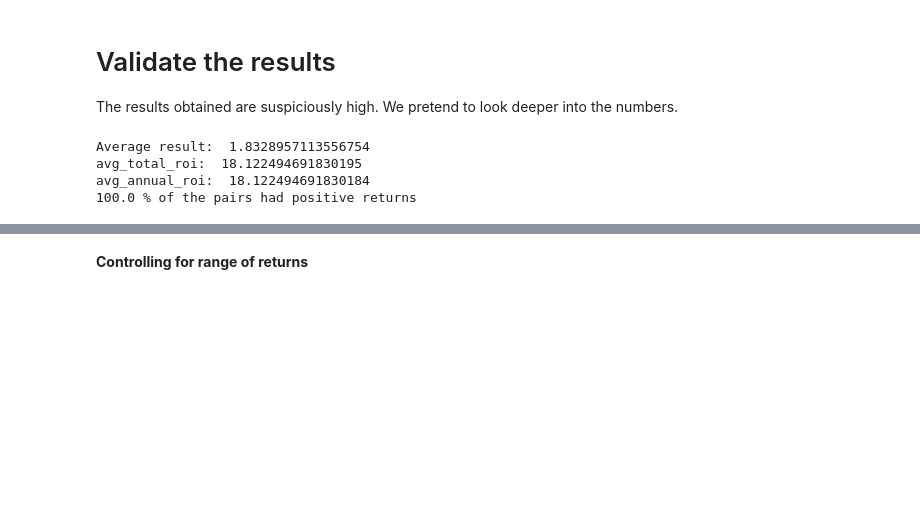
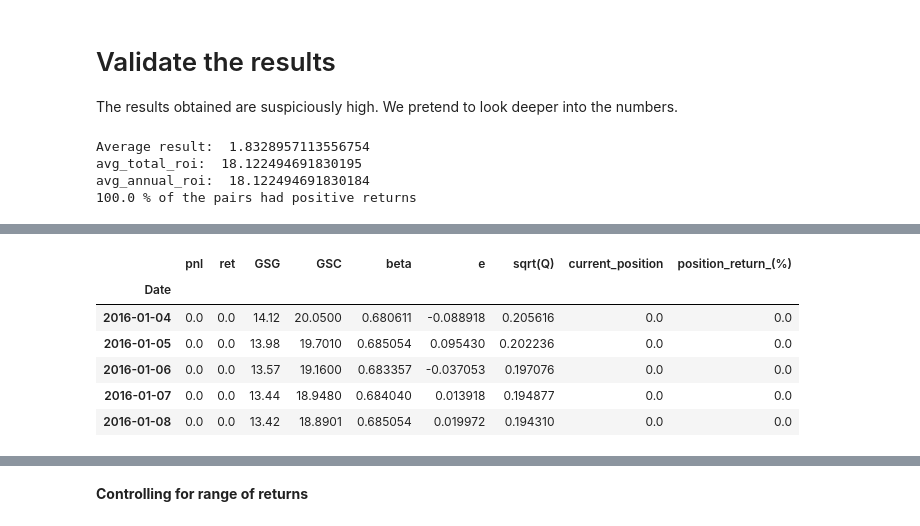
Before and after one commit to simaomsarmento/PairsTrading, a Jupyter notebook: PairsTrading_CommodityETFs-Benchmark.ipynb, the cells around one changed output, grey strips where cells are left out. Saved outputs shown, nothing was run; the diff lists cells and outputs as text; code cells hidden in the pictures; blank space fills up the shorter version.

```diff
--- a/PairsTrading_CommodityETFs-Benchmark.ipynb
+++ b/PairsTrading_CommodityETFs-Benchmark.ipynb
@@ -557,0 +492,10 @@ performance_kalman_test[10][1]
+# %%
+performance_kalman[5][1]['2016-01-01':].head()
+# %% [output]
+|  | pnl | ret | GSG | GSC | beta | e | sqrt(Q) | current_position | position_return_(%) |
+| Date |  |  |  |  |  |  |  |  |  |
+| 2016-01-04 | 0.0 | 0.0 | 14.12 | 20.0500 | 0.680611 | -0.088918 | 0.205616 | 0.0 | 0.0 |
+| 2016-01-05 | 0.0 | 0.0 | 13.98 | 19.7010 | 0.685054 | 0.095430 | 0.202236 | 0.0 | 0.0 |
+| 2016-01-06 | 0.0 | 0.0 | 13.57 | 19.1600 | 0.683357 | -0.037053 | 0.197076 | 0.0 | 0.0 |
+| 2016-01-07 | 0.0 | 0.0 | 13.44 | 18.9480 | 0.684040 | 0.013918 | 0.194877 | 0.0 | 0.0 |
+| 2016-01-08 | 0.0 | 0.0 | 13.42 | 18.8901 | 0.685054 | 0.019972 | 0.194310 | 0.0 | 0.0 |
```
Also changed, not shown: parts of 11 cells of this notebook, 5 other files.
